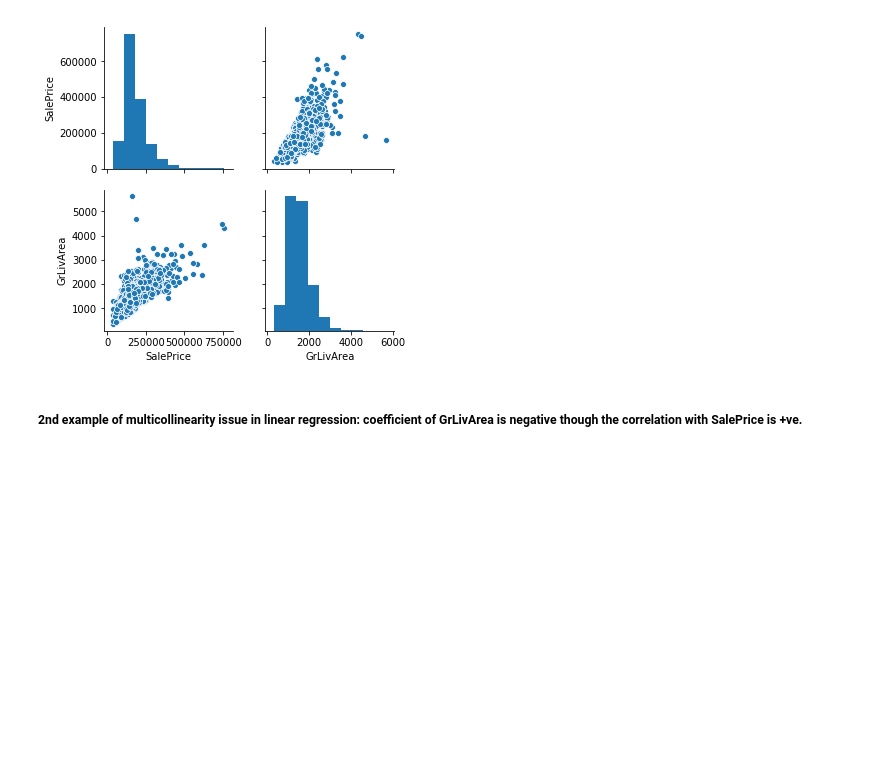
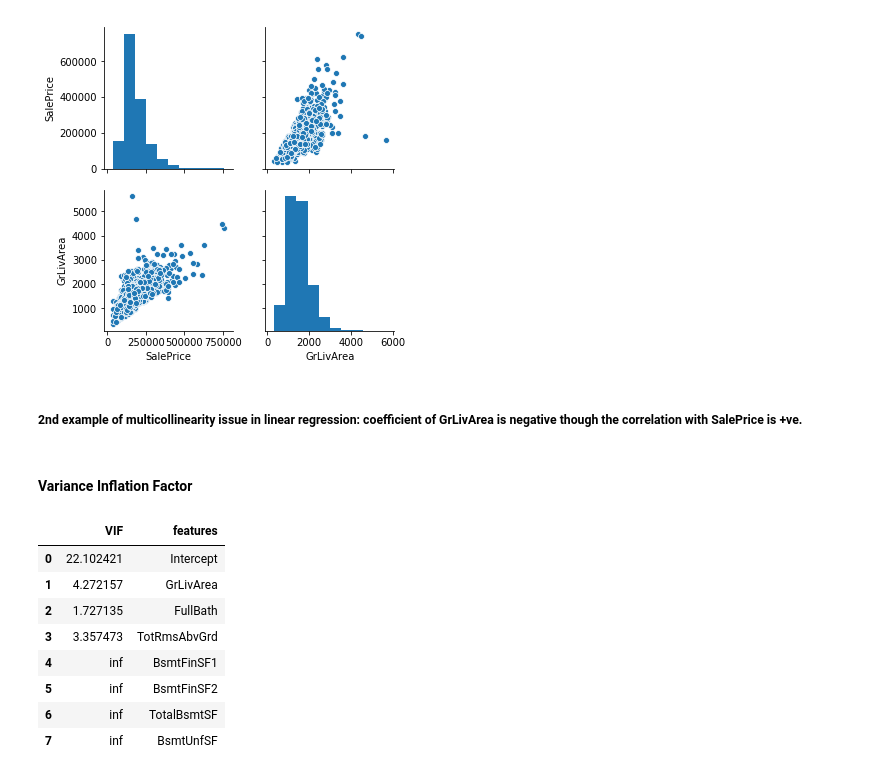
Before and after one commit to PadmarajBhat/DataAnalyst-1, a Jupyter notebook: Practical Statistics/Regression.ipynb, the cells around one changed output. Saved outputs shown, nothing was run; the diff lists cells and outputs as text; code cells hidden in the pictures; blank space fills up the shorter version.

Commit message:
notes: VIF calculation
- VIF value for a feature > 10 indicates one of those has to be taken out.

```diff
--- a/Practical Statistics/Regression.ipynb
+++ b/Practical Statistics/Regression.ipynb
@@ -256,3 +256,5 @@ sb.pairplot(df[['SalePrice', 'GrLivArea']]);
 [figure]
 # %% [markdown]
 ##### 2nd example of multicollinearity issue in linear regression: coefficient of GrLivArea is negative though the correlation with SalePrice is +ve.
+# %% [markdown]
+#### Variance Inflation Factor
@@ -258,0 +265,17 @@ sb.pairplot(df[['SalePrice', 'GrLivArea']]);
+# %%
+y,x = dmatrices('SalePrice ~ GrLivArea + FullBath + TotRmsAbvGrd+ BsmtFinSF1 + BsmtFinSF2+ TotalBsmtSF + BsmtUnfSF', df.fillna(0), return_type='dataframe')
+
+vif = pd.DataFrame()
+vif['VIF'] = [variance_inflation_factor(x.values, i) for i in range(x.shape[1])]
+vif['features'] = x.columns
+vif
+# %% [output]
+|  | VIF | features |
+| 0 | 22.102421 | Intercept |
+| 1 | 4.272157 | GrLivArea |
+| 2 | 1.727135 | FullBath |
+| 3 | 3.357473 | TotRmsAbvGrd |
+| 4 | inf | BsmtFinSF1 |
+| 5 | inf | BsmtFinSF2 |
+| 6 | inf | TotalBsmtSF |
+| 7 | inf | BsmtUnfSF |
```
Also changed, not shown: parts of 3 cells of this notebook.
